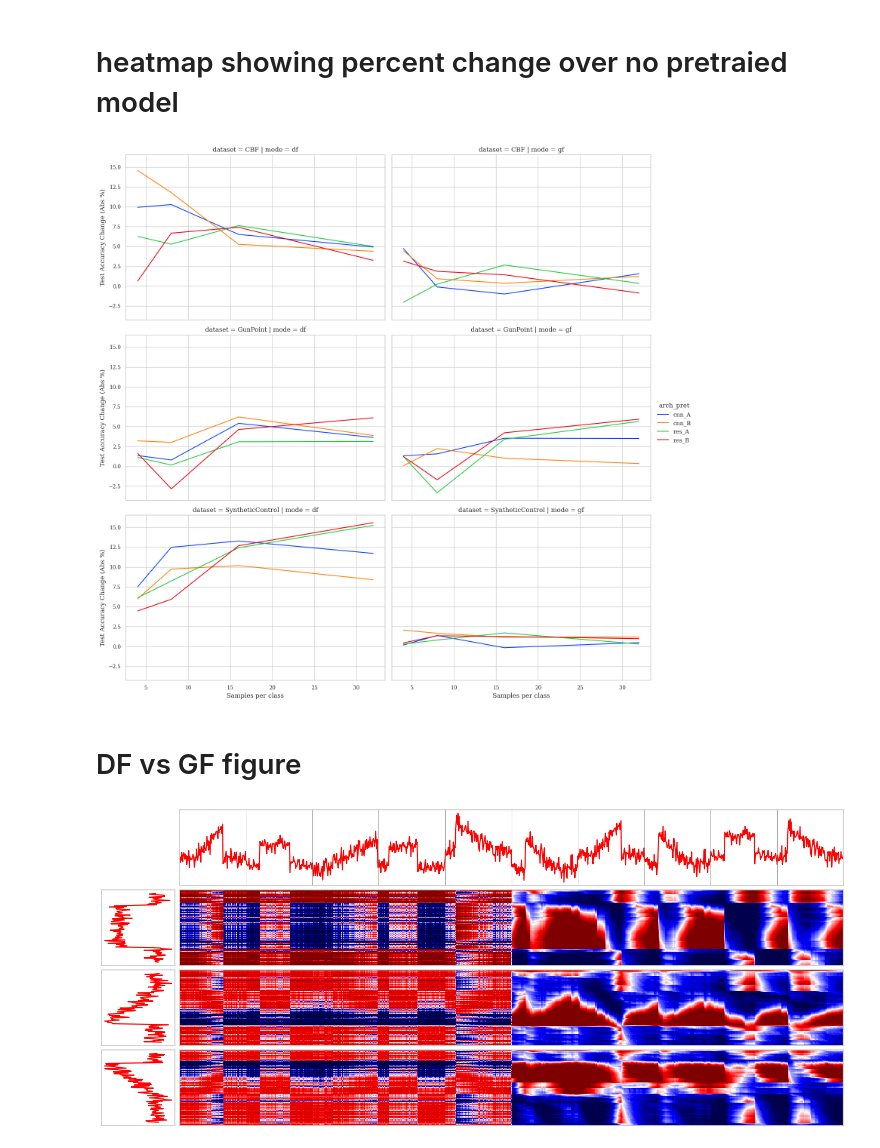
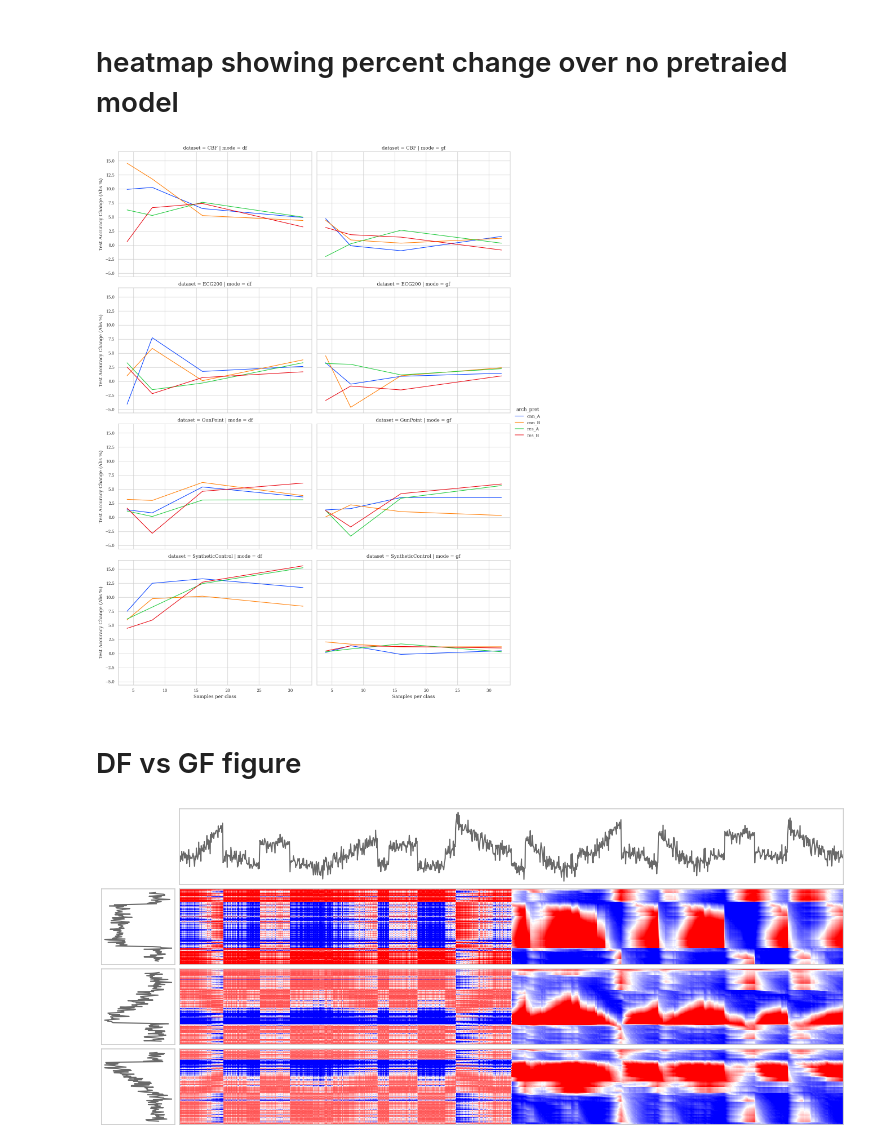
Before and after one commit to mbisan/s3ts, a Jupyter notebook: figures.ipynb, the cells around one changed output. Cells and saved outputs as stored; diff of their text form; code cells hidden in the pictures.

```diff
--- a/figures.ipynb
+++ b/figures.ipynb
@@ -24,6 +24,10 @@ df["window_time_stride"].replace(np.NaN, 1, inplace=True)
 df["window_patt_stride"].replace(np.NaN, 1, inplace=True)
 df["cv_rep"].replace(np.NaN, False, inplace=True)
 df["eq_wdw_length"] = df["window_length"]*df["window_time_stride"]
+
+# filter out tcn
+df = df[df["arch"] != "tcn"]
+
 df
 # %% [output]
 |  | mode | arch | dataset | val_size | max_epochs | batch_size | pretrain_mode | window_length | ... |
@@ -321,7 +325,7 @@ g = sns.relplot(data=dfd, x="train_exc_limit", y=metric, hue='arch_pret', kind="
 g.set_ylabels("Test Accuracy Change (Abs %)")
 g.set_xlabels("Samples per class");
 # %% [output]
-[figure, old version]
+[figure, new version]
 # %% [markdown]
 # DF vs GF figure
 # %%
@@ -380,18 +384,18 @@ gs = fig.add_gridspec(nrows=n_patterns+1, ncols=2,
 
 vlines = np.where(np.mod(np.arange(sts_range[0], sts_range[1]), dm_df.l_events) == 0)[0]
 sts_ax = fig.add_subplot(gs[0,1:])
-sts_ax.plot(np.arange(sts_range[0], sts_range[1]), TS, color="red")
+sts_ax.plot(np.arange(sts_range[0], sts_range[1]), TS, color="dimgray")
 sts_ax.set_xlim(sts_range[0], sts_range[1]-1)
 sts_ax.set_xticklabels([]), sts_ax.set_yticklabels([])
 sts_ax.set_xticks([]), sts_ax.set_yticks([])
-[sts_ax.axvline(x + sts_range[0], color="dimgray", linewidth=0.5) for x in vlines]
+# [sts_ax.axvline(x + sts_range[0], color="dimgray", linewidth=0.5) for x in vlines]
 sts_ax.grid(True)
 
 for p in range(n_patterns):
 
         # patt plot
         patt_ax = fig.add_subplot(gs[p+1,0])
-        patt_ax.plot(patts[p,::-1], np.arange(len(patts[0])), color="red")
+        patt_ax.plot(patts[p,::-1], np.arange(len(patts[0])), color="dimgray")
         patt_ax.set_yticklabels([]), patt_ax.set_xticklabels([])
         patt_ax.set_yticks([]), patt_ax.set_xticks([])
         patt_ax.invert_xaxis(), patt_ax.grid(True)
@@ -399,32 +403,34 @@ for p in range(n_patterns):
         # image plot
         im_ax = fig.add_subplot(gs[p+1,1])
         gf = GF[p,:,sts_range[0]:sts_range[1]-(sts_range[1]-sts_range[0])//2]
         df = DF[p,:,sts_range[1]-(sts_range[1]-sts_range[0])//2:sts_range[1]]
         gf = 2*(gf-gf.mean())/gf.std()
         df = 2*(df-df.mean())/df.std()
         im = np.concatenate([gf, df], axis=1)
-        im_ax.imshow(im, aspect="auto", cmap="seismic", vmin=-2, vmax=2)
+        im_ax.imshow(im, aspect="auto", cmap="bwr", vmin=-2, vmax=2)
         im_ax.set_yticklabels([]), im_ax.set_xticklabels([])
         im_ax.set_xticks([]), im_ax.set_yticks([])
 
         #[im_ax.axvline(x, color="white") for x in vlines]
 
         # # df plot
         # df_ax = fig.add_subplot(gs[p+1,1])
         # df_im = DF[p,:,sts_range[0]:sts_range[1]-(sts_range[1]-sts_range[0])//2]
         # df_ax.imshow(df_im, aspect="auto")#, cmap=cmaps[0])
         # df_ax.set_yticklabels([]), df_ax.set_xticklabels([])
         # df_ax.set_xticks([]), df_ax.set_yticks([])
         # df_vlines = np.where(np.mod(np.arange(sts_range[0], sts_range[1]-(sts_range[1]-sts_range[0])//2), dm_df.l_events) == 0)[0]
         # [df_ax.axvline(x, color="dimgray") for x in df_vlines]
 
         # # gf plot
         # gf_ax = fig.add_subplot(gs[p+1,2])
         # gf_im = GF[p,:,sts_range[1]-(sts_range[1]-sts_range[0])//2:sts_range[1]]
         # gf_ax.imshow(gf_im, aspect="auto")#, cmap=cmaps[1])
         # gf_ax.set_yticklabels([]), gf_ax.set_xticklabels([])
         # gf_ax.set_xticks([]), gf_ax.set_yticks([])
         # gf_vlines = np.where(np.mod(np.arange(sts_range[1]-(sts_range[1]-sts_range[0])//2, sts_range[1]), dm_df.l_events) == 0)[0]
         # [gf_ax.axvline(x, color="dimgray") for x in gf_vlines]
+
+plt.savefig("figures/df_gf_CBF.pdf", dpi=300, bbox_inches="tight")
 # %% [output]
-[figure, old version]
+[figure, new version]
```
Also changed, not shown: parts of 7 cells of this notebook, 23 other files.
